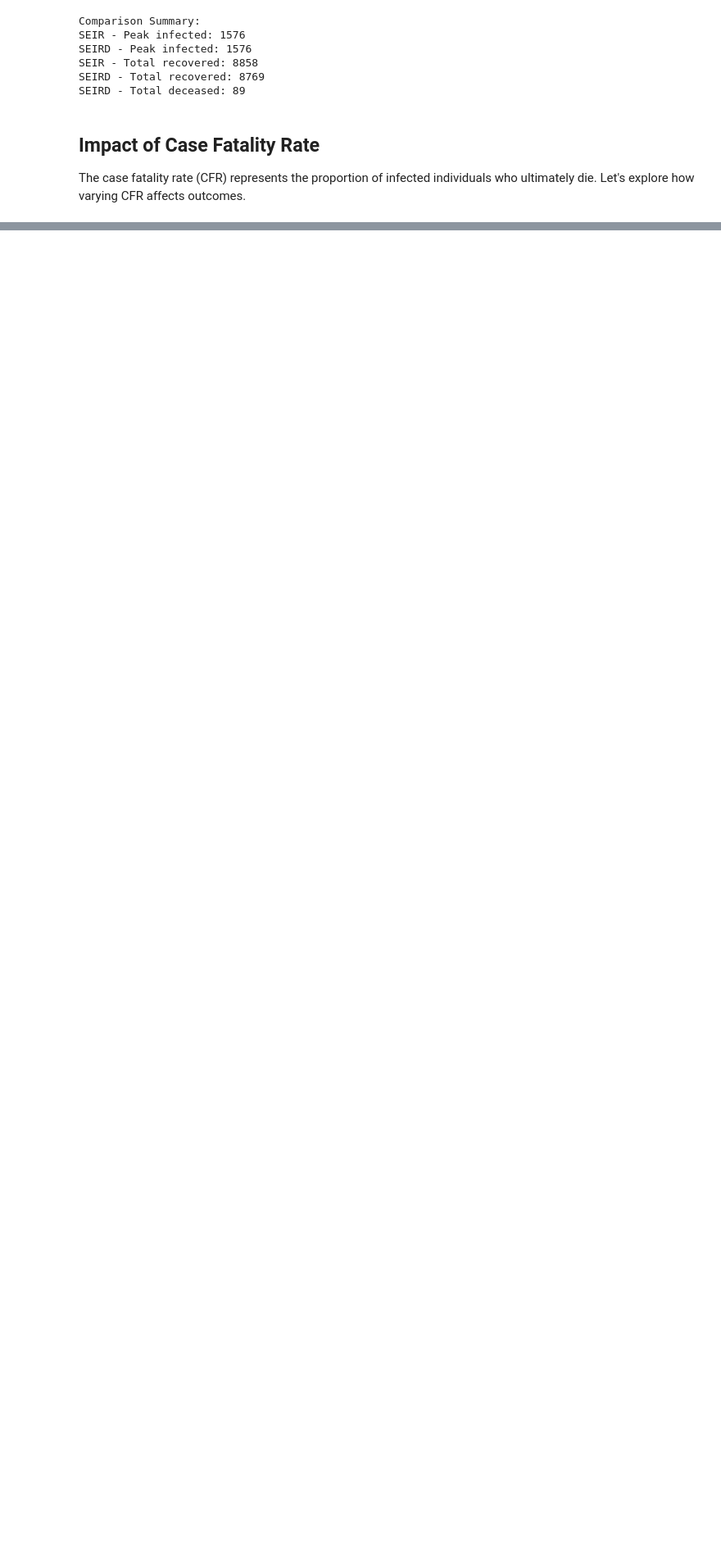
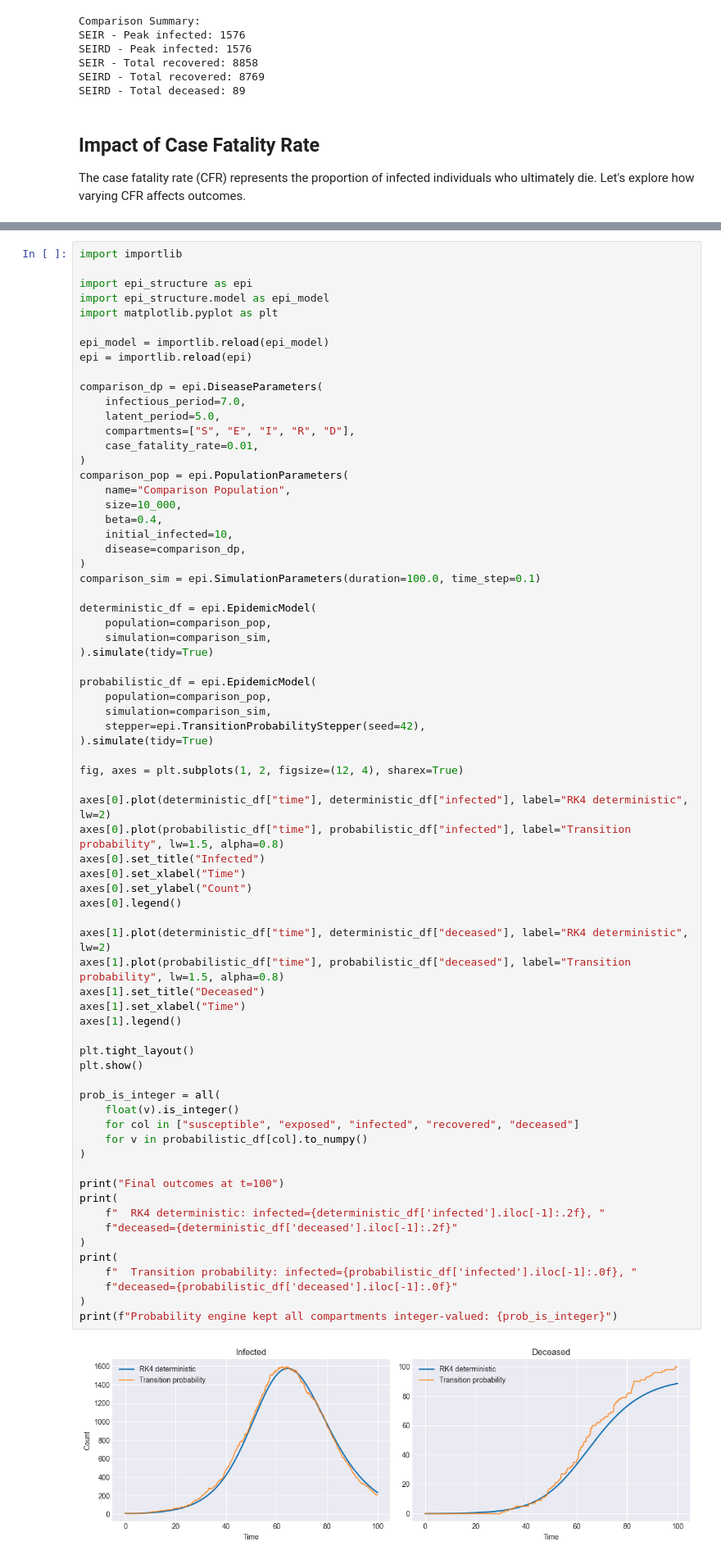
Before and after one commit to BobKerns/epi-structure, a Jupyter notebook: notebooks/04_seird.ipynb, the cells around one changed output, grey strips where cells are left out. Shown at 82% size. Cells and saved outputs as stored; diff of their text form; blank space fills up the shorter version.

Commit message:
Integer compartmetns for SEIRD

```diff
--- a/notebooks/04_seird.ipynb
+++ b/notebooks/04_seird.ipynb
@@ -331,0 +338,72 @@ See the following notebooks for multi-population scenarios and intervention mode
+# %%
+import importlib
+
+import epi_structure as epi
+import epi_structure.model as epi_model
+import matplotlib.pyplot as plt
+
+epi_model = importlib.reload(epi_model)
+epi = importlib.reload(epi)
+
+comparison_dp = epi.DiseaseParameters(
+    infectious_period=7.0,
+    latent_period=5.0,
+    compartments=["S", "E", "I", "R", "D"],
+    case_fatality_rate=0.01,
+)
+comparison_pop = epi.PopulationParameters(
+    name="Comparison Population",
+    size=10_000,
+    beta=0.4,
+    initial_infected=10,
+    disease=comparison_dp,
+)
+comparison_sim = epi.SimulationParameters(duration=100.0, time_step=0.1)
+
+deterministic_df = epi.EpidemicModel(
+    population=comparison_pop,
+    simulation=comparison_sim,
+).simulate(tidy=True)
+
+probabilistic_df = epi.EpidemicModel(
+    population=comparison_pop,
+    simulation=comparison_sim,
+    stepper=epi.TransitionProbabilityStepper(seed=42),
+).simulate(tidy=True)
+
+fig, axes = plt.subplots(1, 2, figsize=(12, 4), sharex=True)
+
+axes[0].plot(deterministic_df["time"], deterministic_df["infected"], label="RK4 deterministic", lw=2)
+axes[0].plot(probabilistic_df["time"], probabilistic_df["infected"], label="Transition probability", lw=1.5, alpha=0.8)
+axes[0].set_title("Infected")
+axes[0].set_xlabel("Time")
+axes[0].set_ylabel("Count")
+axes[0].legend()
+
+axes[1].plot(deterministic_df["time"], deterministic_df["deceased"], label="RK4 deterministic", lw=2)
+axes[1].plot(probabilistic_df["time"], probabilistic_df["deceased"], label="Transition probability", lw=1.5, alpha=0.8)
+axes[1].set_title("Deceased")
+axes[1].set_xlabel("Time")
+axes[1].legend()
+
+plt.tight_layout()
+plt.show()
+
+prob_is_integer = all(
+    float(v).is_integer()
+    for col in ["susceptible", "exposed", "infected", "recovered", "deceased"]
+    for v in probabilistic_df[col].to_numpy()
+)
+
+print("Final outcomes at t=100")
+print(
+    f"  RK4 deterministic: infected={deterministic_df['infected'].iloc[-1]:.2f}, "
+    f"deceased={deterministic_df['deceased'].iloc[-1]:.2f}"
+)
+print(
+    f"  Transition probability: infected={probabilistic_df['infected'].iloc[-1]:.0f}, "
+    f"deceased={probabilistic_df['deceased'].iloc[-1]:.0f}"
+)
+print(f"Probability engine kept all compartments integer-valued: {prob_is_integer}")
+# %% [output]
+[figure, added]
```
Also changed, not shown: parts of 2 cells of this notebook.
